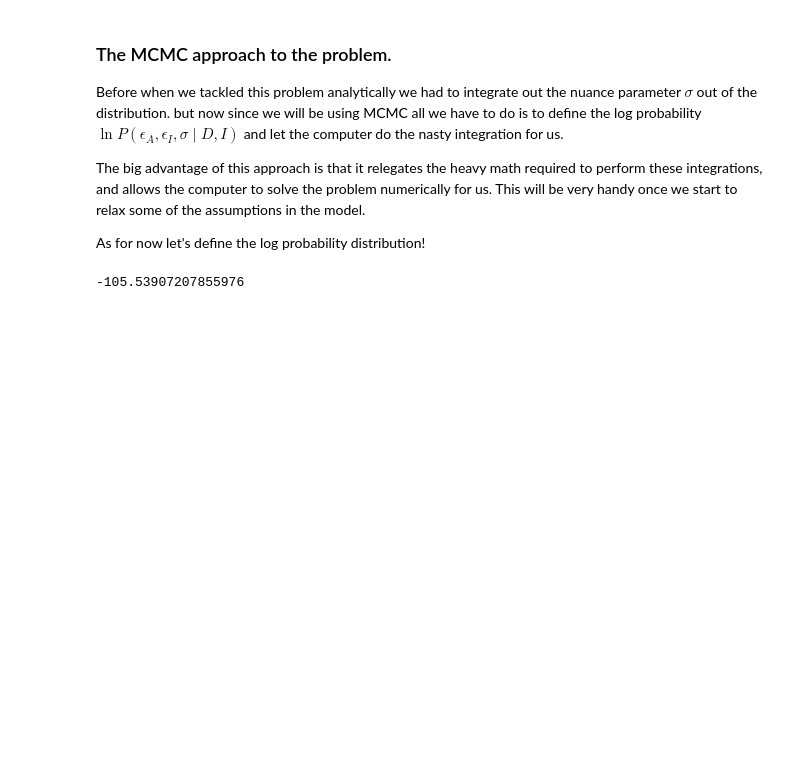
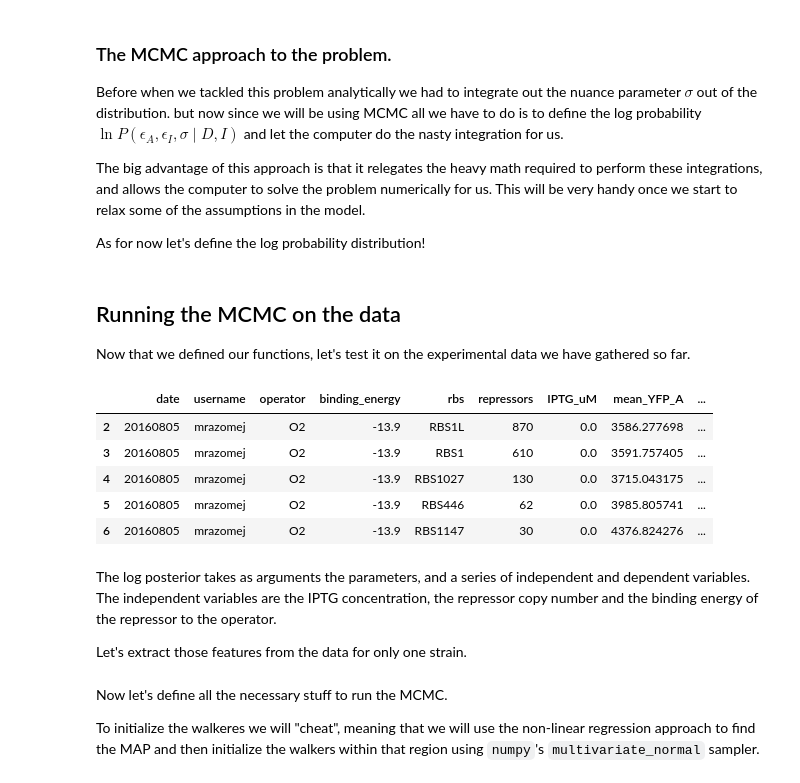
Before and after one commit to RPGroup-PBoC/mwc_induction, a Jupyter notebook: code/analysis/MCMC_parameter_estimation.ipynb, the cells around one changed output. Cells and saved outputs as stored; diff of their text form; code cells hidden in the pictures; blank space fills up the shorter version.

```diff
--- a/code/analysis/MCMC_parameter_estimation.ipynb
+++ b/code/analysis/MCMC_parameter_estimation.ipynb
@@ -141,5 +113,0 @@ def log_post(param, IPTG, fc, R, ep_r, ep_ai, Kmin, Kmax):
-# %%
-log_likelihood([1, 0.1, 1], rbs.IPTG, rbs.fold_change, 130, -13.9, 4.5)
-log_post([1, 0.1, 9], rbs.IPTG, rbs.fold_change, 130, -13.9, 4.5, 1E-15, 1)
-# %% [output]
--105.53907207855976
@@ -145,0 +198,29 @@ log_post([1, 0.1, 9], rbs.IPTG, rbs.fold_change, 130, -13.9, 4.5, 1E-15, 1)
+# %% [markdown]
+## Running the MCMC on the data
+Now that we defined our functions, let's test it on the experimental data we have gathered so far.
+# %%
+datadir = '../../data/'
+# read the list of data-sets to ignore
+data_ignore = pd.read_csv(datadir + 'datasets_ignore.csv', header=None).values
+# read the all data sets except for the ones in the ignore list
+all_files = glob.glob(datadir + '*' + 'O2_IPTG_titration' + '*csv')
+ignore_files = [f for f in all_files for i in data_ignore if i[0] in f]
+read_files = [f for f in all_files if f not in ignore_files]
+
+df = pd.concat(pd.read_csv(f, comment='#') for f in read_files)
+
+# Now we remove the autofluorescence and delta values
+df = df[(df.rbs != 'auto') & (df.rbs != 'delta')]
+
+df.head()
+# %% [output]
+|  | date | username | operator | binding_energy | rbs | repressors | IPTG_uM | mean_YFP_A | ... |
+| 2 | 20160805 | mrazomej | O2 | -13.9 | RBS1L | 870 | 0.0 | 3586.277698 | ... |
+| 3 | 20160805 | mrazomej | O2 | -13.9 | RBS1 | 610 | 0.0 | 3591.757405 | ... |
+| 4 | 20160805 | mrazomej | O2 | -13.9 | RBS1027 | 130 | 0.0 | 3715.043175 | ... |
+| 5 | 20160805 | mrazomej | O2 | -13.9 | RBS446 | 62 | 0.0 | 3985.805741 | ... |
+| 6 | 20160805 | mrazomej | O2 | -13.9 | RBS1147 | 30 | 0.0 | 4376.824276 | ... |
+# %% [markdown]
+The log posterior takes as arguments the parameters, and a series of independent and dependent variables. The independent variables are the IPTG concentration, the repressor copy number and the binding energy of the repressor to the operator.
+
+Let's extract those features from the data for only one strain.
@@ -145,0 +231,4 @@ log_post([1, 0.1, 9], rbs.IPTG, rbs.fold_change, 130, -13.9, 4.5, 1E-15, 1)
+# %% [markdown]
+Now let's define all the necessary stuff to run the MCMC.
+
+To initialize the walkeres we will "cheat", meaning that we will use the non-linear regression approach to find the MAP and then initialize the walkers within that region using `numpy`'s `multivariate_normal` sampler.
```
Also changed, not shown: parts of 30 cells of this notebook, 4 other files.
